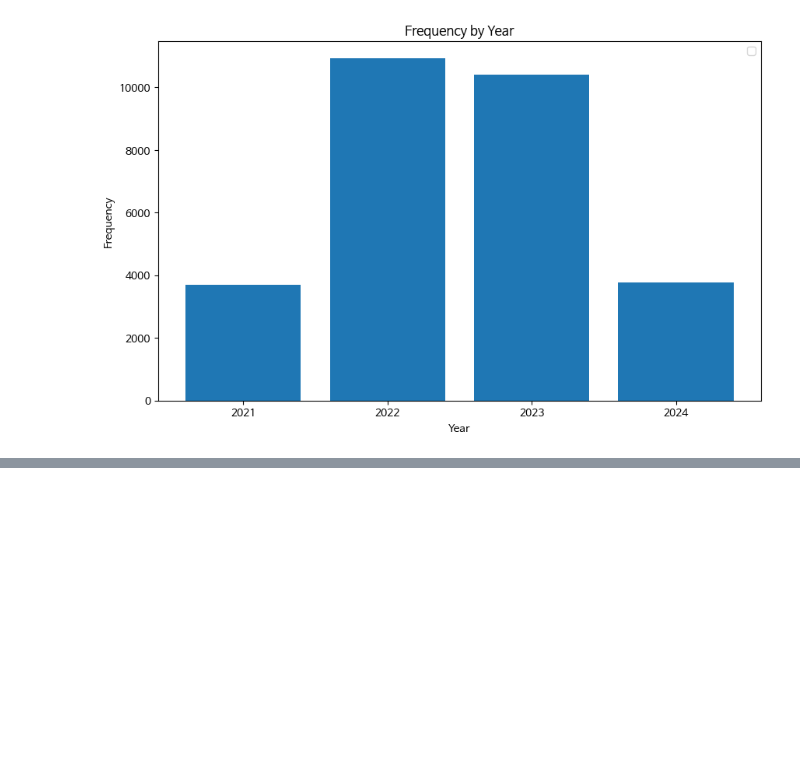
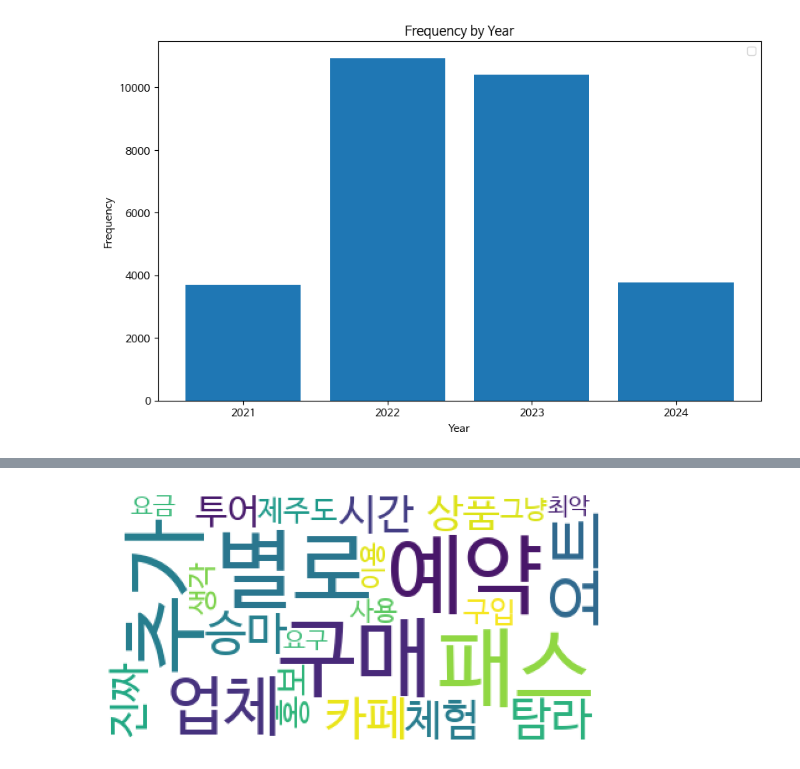
Before and after one commit to nohjuhyeon/AI_LKJ_hubs_fastapi, a Jupyter notebook: data_analysis/tour_pass/sc_tour_pass_review.ipynb, the cells around one changed output, grey strips where cells are left out. Cells and saved outputs as stored; diff of their text form; code cells hidden in the pictures; blank space fills up the shorter version.

```diff
--- a/data_analysis/tour_pass/sc_tour_pass_review.ipynb
+++ b/data_analysis/tour_pass/sc_tour_pass_review.ipynb
@@ -169,0 +142,3 @@ df_review
+# %%
+df_labeled = df_labeled.dropna()
+df_labeled
@@ -169,0 +468,32 @@ df_review
+# %%
+from sklearn.feature_extraction.text import TfidfVectorizer
+vectorizer = TfidfVectorizer(tokenizer=tokenizer, use_idf=True)
+features = vectorizer.fit_transform(score_one)
+features.toarray()
+
+from sklearn.decomposition import LatentDirichletAllocation
+lda_model = LatentDirichletAllocation(n_components=3, random_state=55) #인스턴스화 #n_components 토픽의 갯수
+lda_model.fit(features) #교육
+dictionary_list = vectorizer.get_feature_names_out()
+lda_model.components_
+
+topics_output = lda_model.transform(features)
+df_topics_score = pd.DataFrame(data=topics_output)
+df_topics_score['dominant_topic_number'] = np.argmax(topics_output, axis=1) #  "topics_output" 배열에서 각 행마다 최대값의 인덱스를 찾아 "dominant_topic_number" 열에 할당
+df_topics_score['sentences'] = score_one
+df_topics_score
+
+## 상위 단어 추출
+topics_list = list()
+for topic in lda_model.components_:
+    df_datas = [topic, dictionary_list]
+    df_topics = pd.DataFrame(data=df_datas)
+    df_topics= df_topics.T #T는 행과 열을 바꿈
+    df_topics = df_topics.sort_values(0, ascending=False)
+    # print(df_topics[:3])
+    topics_text = ' '.join(df_topics[1].values[:10])# 시리즈 형식으로 출력 get values from series / index
+    print(topics_text)
+    topics_list.append(topics_text)
+topics_list_add = [topics_list, ['Topic1', 'Topic2', 'Topic3']]
+df_topics_score_one = pd.DataFrame(topics_list_add)
+df_topics_score_one
@@ -169,0 +509,12 @@ df_review
+# %%
+text = ",".join(topics_list)
+from wordcloud import WordCloud
+wordcloud = WordCloud(background_color="white", font_path = "/usr/share/fonts/truetype/nanum/NanumBarunGothic.ttf")
+wordcloud.generate_from_text(text)  # 기존 text를 집어넣고 교육
+
+import matplotlib.pyplot as plt
+plt.imshow(wordcloud)
+plt.axis("off") #x,y축 범례를 없애줌
+plt.show()
+# %% [output]
+[figure, added]
```
Also changed, not shown: parts of 66 cells of this notebook, 1 other file.
